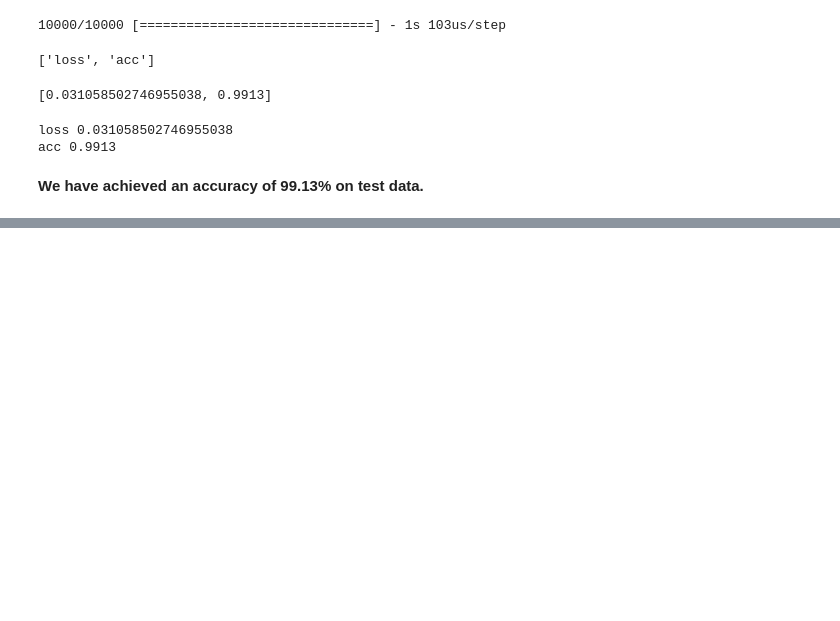
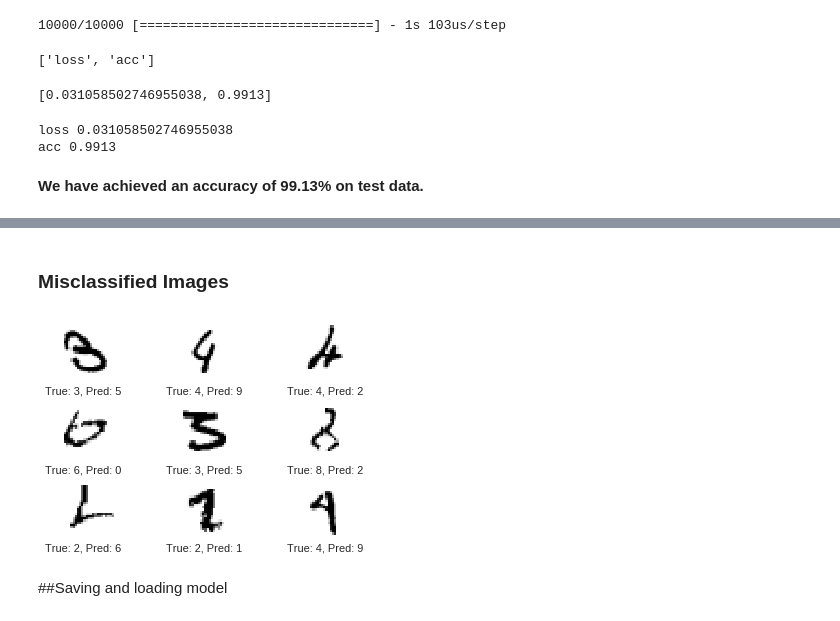
Before and after one commit to shashank2806/mnist-digits-classifiers, a Jupyter notebook: CNN_Keras.ipynb, the cells around one changed output, grey strips where cells are left out. Drawn from its saved outputs; the diff is of its cells as text; code cells hidden in the pictures; blank space fills up the shorter version.

```diff
--- a/CNN_Keras.ipynb
+++ b/CNN_Keras.ipynb
@@ -168,0 +201,22 @@ acc 0.9913
+# %%
+def plot_example_errors(cls_pred):
+    # cls_pred is an array of the predicted class-number for
+    # all images in the test-set.
+
+    # Boolean array whether the predicted class is incorrect.
+    incorrect = (cls_pred != data.y_test_cls)
+
+    # Get the images from the test-set that have been
+    # incorrectly classified.
+    images = data.x_test[incorrect]
+
+    # Get the predicted classes for those images.
+    cls_pred = cls_pred[incorrect]
+
+    # Get the true classes for those images.
+    cls_true = data.y_test_cls[incorrect]
+
+    # Plot the first 9 images.
+    plot_images(images=images[0:9],
+                cls_true=cls_true[0:9],
+                cls_pred=cls_pred[0:9])
@@ -168,0 +238,10 @@ acc 0.9913
+# %% [markdown]
+### Misclassified Images
+# %%
+y_pred = model.predict(x=data.x_test)
+cls_pred = np.argmax(y_pred, axis=1)
+plot_example_errors(cls_pred)
+# %% [output]
+[figure, added]
+# %% [markdown]
+##Saving and loading model
```
Also changed, not shown: parts of 5 cells of this notebook.
